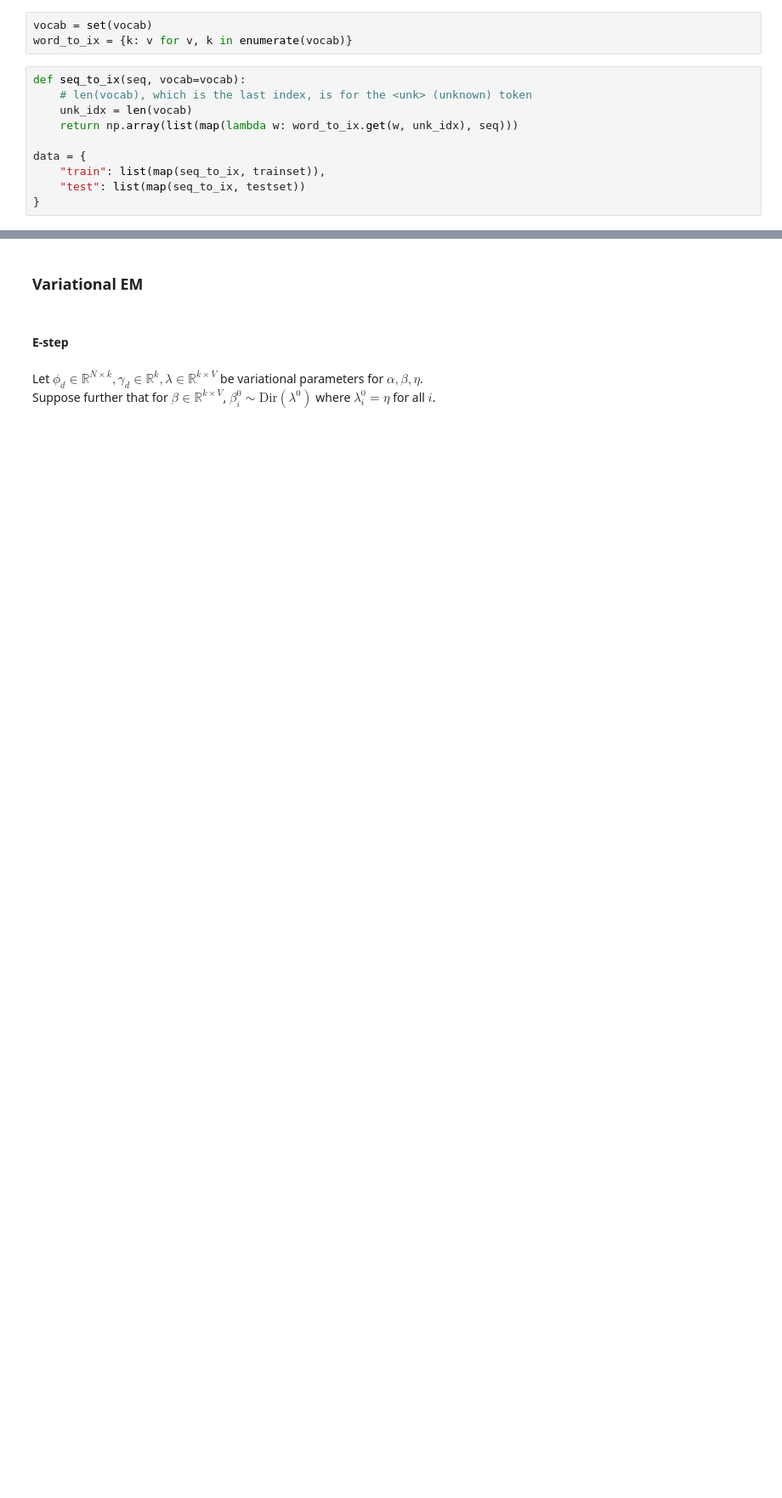
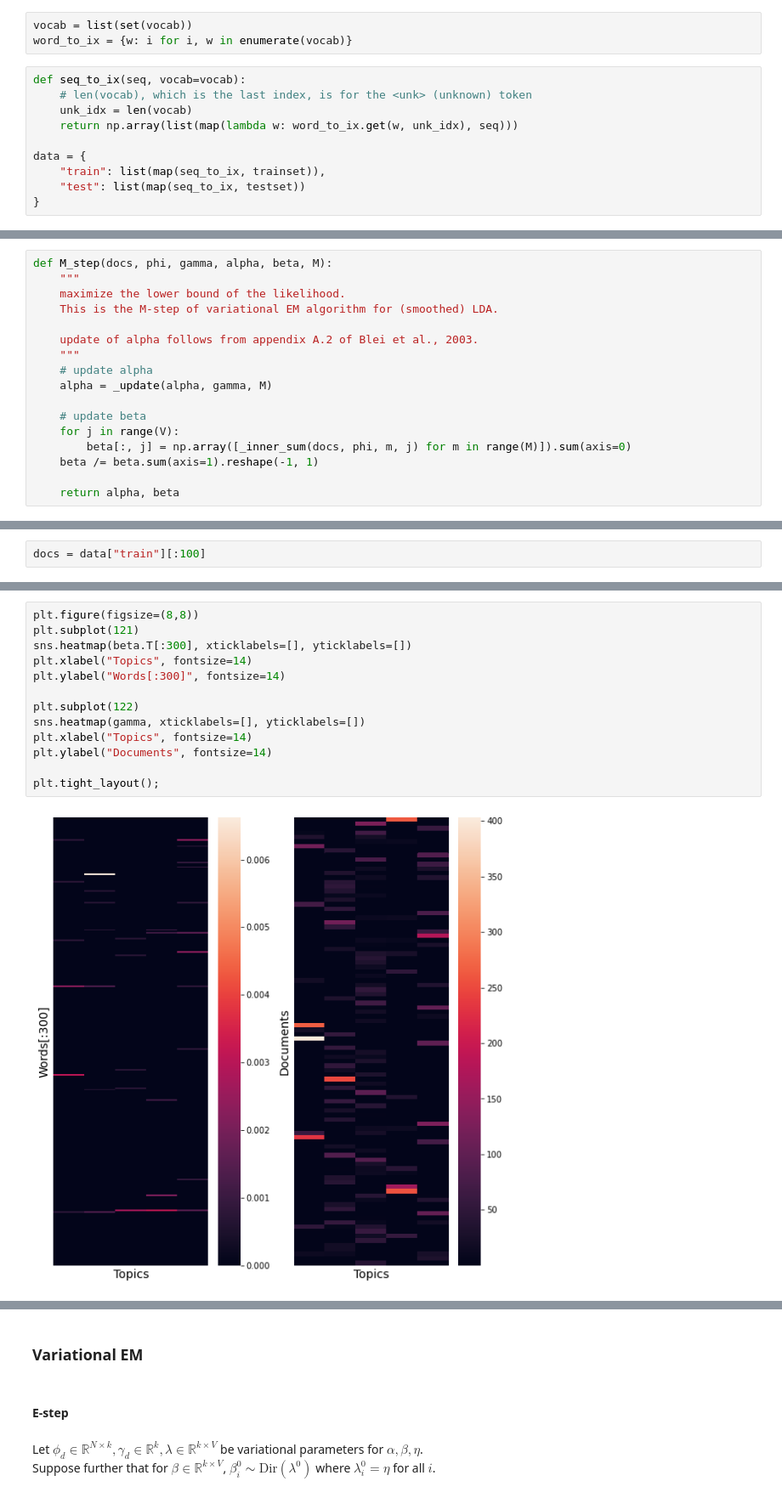
Before and after one commit to naturale0/NLP-Do-It-Yourself, a Jupyter notebook: NLP_with_PyTorch/3_document-embedding/3-1. latent dirichlet allocation.ipynb, the cells around one changed output, grey strips where cells are left out. Shown at 85% size. Drawn from its saved outputs; the diff is of its cells as text; blank space fills up the shorter version.

```diff
--- a/NLP_with_PyTorch/3_document-embedding/3-1. latent dirichlet allocation.ipynb
+++ b/NLP_with_PyTorch/3_document-embedding/3-1. latent dirichlet allocation.ipynb
@@ -35,6 +88,6 @@ for file_id in reuters.fileids():
-# %%
-vocab = set(vocab)
-word_to_ix = {k: v for v, k in enumerate(vocab)}
+# %%
+vocab = list(set(vocab))
+word_to_ix = {w: i for i, w in enumerate(vocab)}
 # %%
 def seq_to_ix(seq, vocab=vocab):
     # len(vocab), which is the last index, is for the <unk> (unknown) token
@@ -78,0 +214,17 @@ where $\beta \in \mathbb{R}^{k \times V}$, $\beta_{ij} = P(w^j = 1| z^i = 1)$.
+# %%
+def M_step(docs, phi, gamma, alpha, beta, M):
+    """
+    maximize the lower bound of the likelihood.
+    This is the M-step of variational EM algorithm for (smoothed) LDA.
+
+    update of alpha follows from appendix A.2 of Blei et al., 2003.
+    """
+    # update alpha
+    alpha = _update(alpha, gamma, M)
+
+    # update beta
+    for j in range(V):
+        beta[:, j] = np.array([_inner_sum(docs, phi, m, j) for m in range(M)]).sum(axis=0)
+    beta /= beta.sum(axis=1).reshape(-1, 1)
+
+    return alpha, beta
@@ -78,0 +331,2 @@ where $\beta \in \mathbb{R}^{k \times V}$, $\beta_{ij} = P(w^j = 1| z^i = 1)$.
+# %%
+docs = data["train"][:100]
@@ -78,0 +433,15 @@ where $\beta \in \mathbb{R}^{k \times V}$, $\beta_{ij} = P(w^j = 1| z^i = 1)$.
+# %%
+plt.figure(figsize=(8,8))
+plt.subplot(121)
+sns.heatmap(beta.T[:300], xticklabels=[], yticklabels=[])
+plt.xlabel("Topics", fontsize=14)
+plt.ylabel("Words[:300]", fontsize=14)
+
+plt.subplot(122)
+sns.heatmap(gamma, xticklabels=[], yticklabels=[])
+plt.xlabel("Topics", fontsize=14)
+plt.ylabel("Documents", fontsize=14)
+
+plt.tight_layout();
+# %% [output]
+[figure, added]
```
Also changed, not shown: parts of 55 cells of this notebook, 1 other file.
